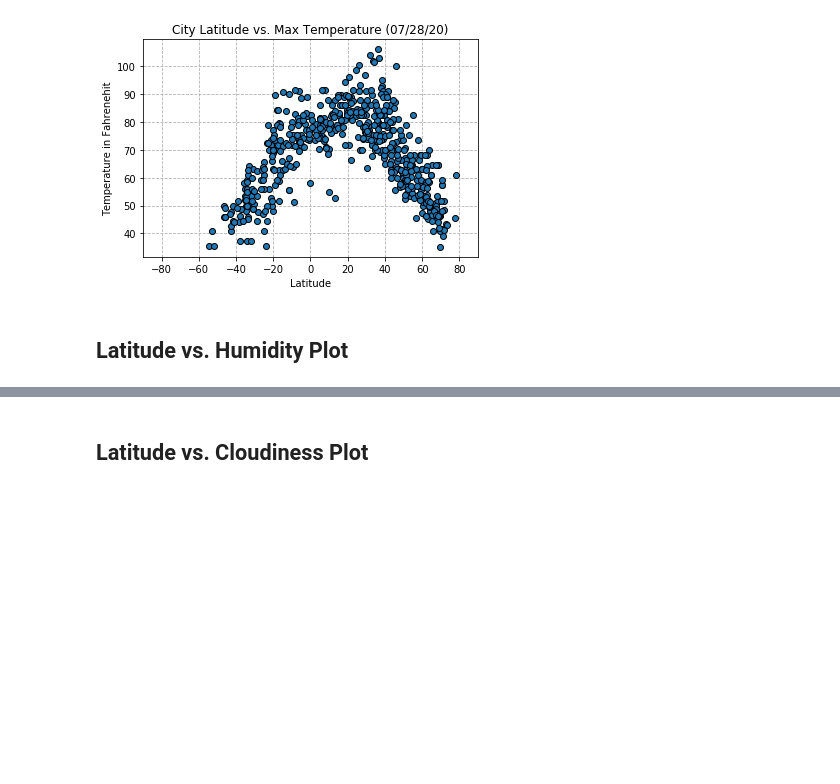
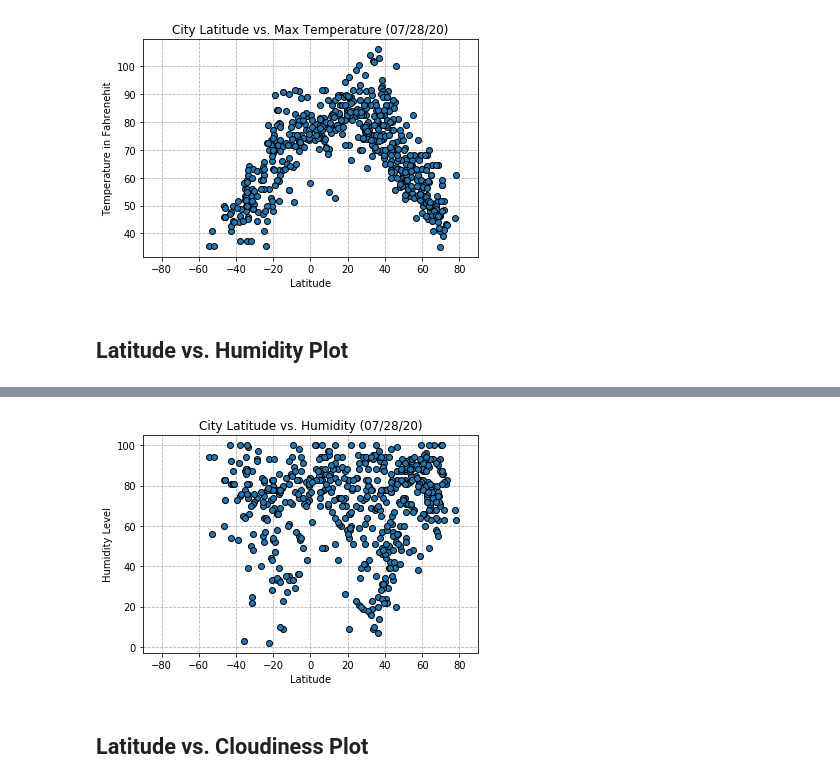
Before and after one commit to gfstuhr/Python-api-challenge, a Jupyter notebook: Code/WeatherPy.ipynb, the cells around one changed output, grey strips where cells are left out. Cells and saved outputs as stored; diff of their text form; code cells hidden in the pictures; blank space fills up the shorter version.

Commit message:
All scatter plots done, Onto regression.

```diff
--- a/Code/WeatherPy.ipynb
+++ b/Code/WeatherPy.ipynb
@@ -187,2 +184,12 @@ plt.show()
+# %%
+plt.scatter(cities_data["Lat"],cities_data["Humidity"], edgecolors="black", zorder=3)
+plt.title("City Latitude vs. Humidity (07/28/20)")
+plt.xlabel("Latitude")
+plt.ylabel("Humidity Level")
+plt.xlim(-90,90)
+plt.grid(linestyle="dashed", zorder=0)
+plt.show()
+# %% [output]
+[figure, added]
 # %% [markdown]
 ## Latitude vs. Cloudiness Plot
```
Also changed, not shown: parts of 5 cells of this notebook.
